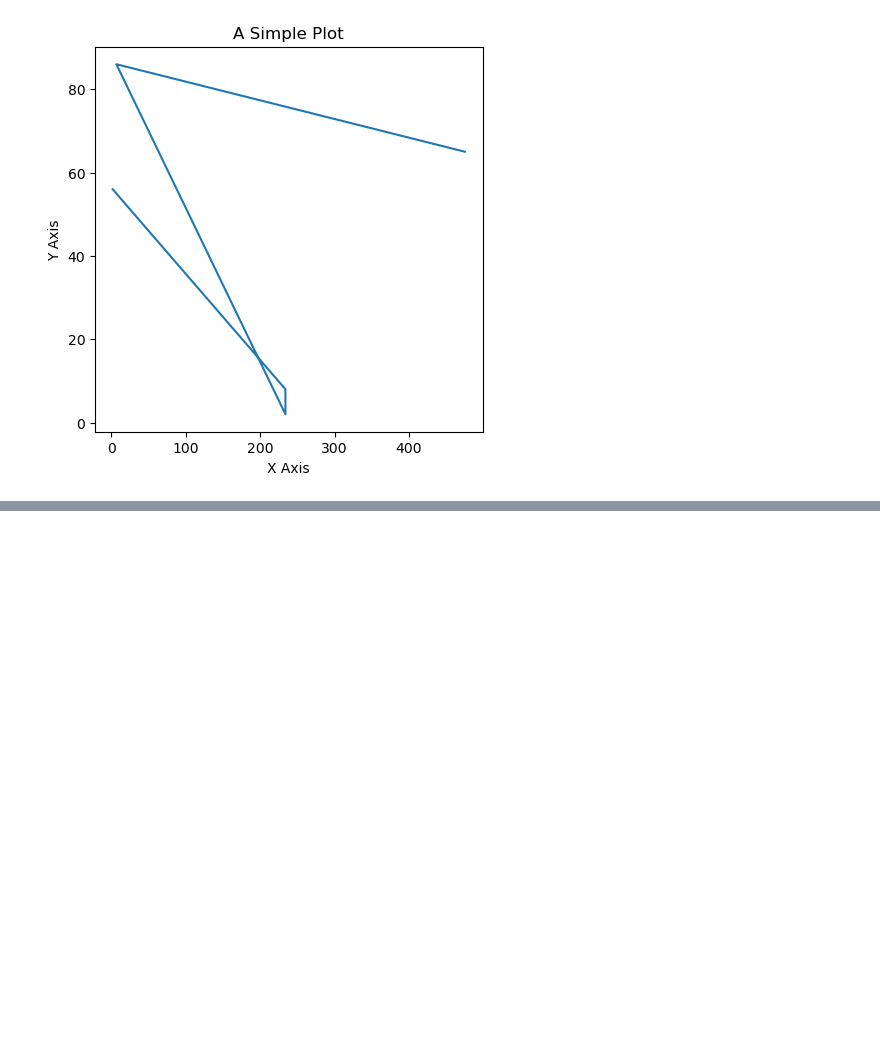
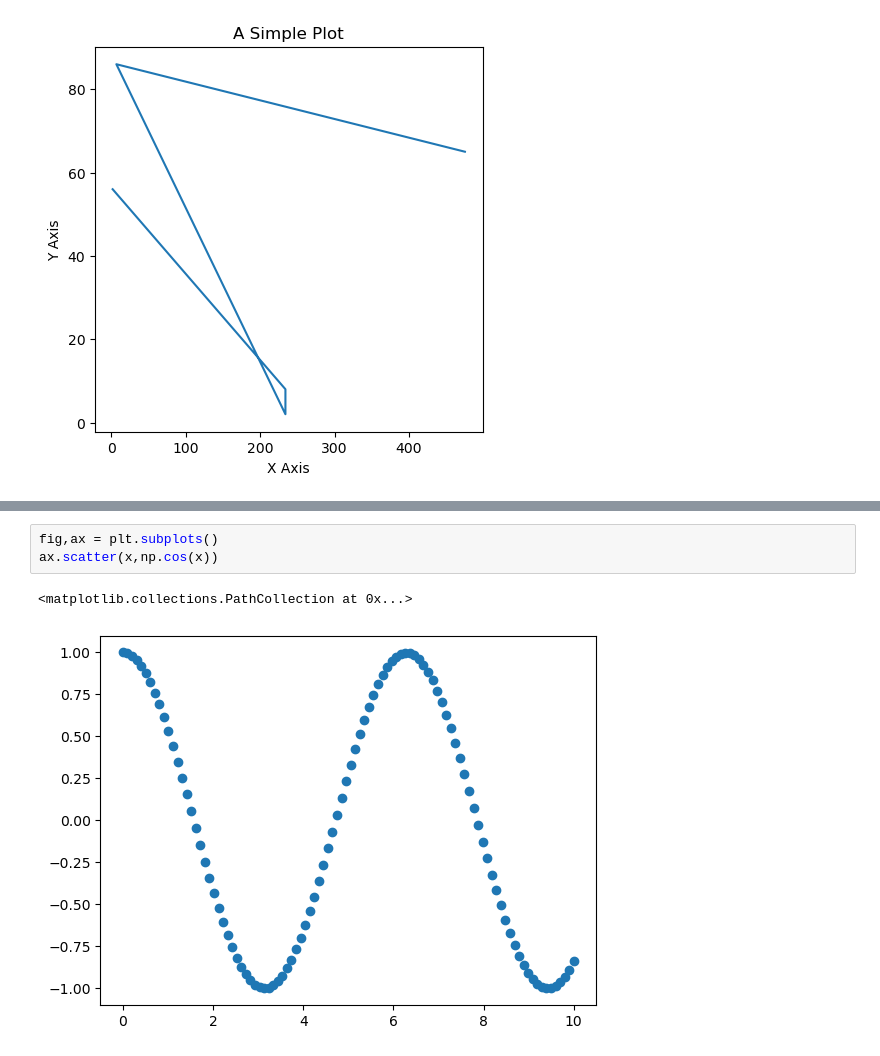
Before and after one commit to SmayanKulkarni/AI-and-ML-Course, a Jupyter notebook: sample_project/introduction-to-matplotlib.ipynb, the cells around one changed output, grey strips where cells are left out. Cells and saved outputs as stored; diff of their text form; blank space fills up the shorter version.

```diff
--- a/sample_project/introduction-to-matplotlib.ipynb
+++ b/sample_project/introduction-to-matplotlib.ipynb
@@ -64,0 +92,6 @@ plt.show()
+# %%
+fig,ax = plt.subplots()
+ax.scatter(x,np.cos(x))
+# %% [output]
+<matplotlib.collections.PathCollection at 0x...>
+[figure, added]
```
Also changed, not shown: parts of 7 cells of this notebook.
